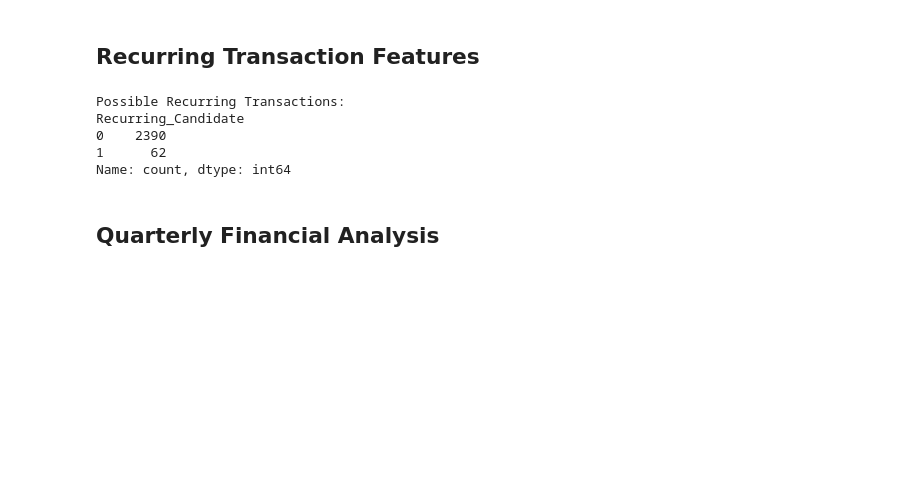
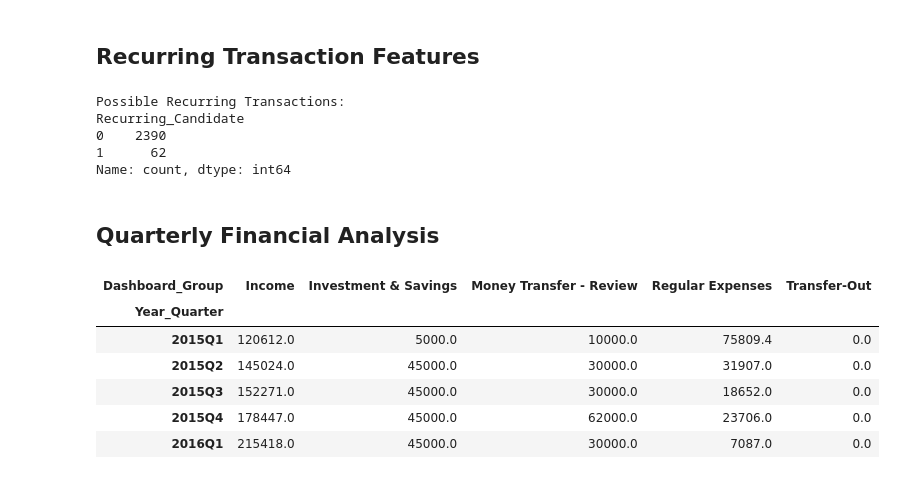
Before and after one commit to eshat69/AI-Personal_Finance-Manager, a Jupyter notebook: Financial_Dashboard.ipynb, the cells around one changed output. Saved outputs shown, nothing was run; the diff lists cells and outputs as text; code cells hidden in the pictures; blank space fills up the shorter version.

Commit message:
Add Quarterly Financial Summary feature to Financial Dashboard notebook

```diff
--- a/Financial_Dashboard.ipynb
+++ b/Financial_Dashboard.ipynb
@@ -649,3 +649,25 @@ Recurring_Candidate
 Name: count, dtype: int64
 # %% [markdown]
 ## Quarterly Financial Analysis
+# %%
+# Quarterly Financial Summary
+
+quarterly_finance = fd.pivot_table(
+    index="Year_Quarter",
+    columns="Dashboard_Group",
+    values="Amount",
+    aggfunc="sum",
+    fill_value=0
+)
+
+quarterly_finance = quarterly_finance.sort_index()
+
+quarterly_finance.head()
+# %% [output]
+| Dashboard_Group | Income | Investment & Savings | Money Transfer - Review | Regular Expenses | Transfer-Out |
+| Year_Quarter |  |  |  |  |  |
+| 2015Q1 | 120612.0 | 5000.0 | 10000.0 | 75809.4 | 0.0 |
+| 2015Q2 | 145024.0 | 45000.0 | 30000.0 | 31907.0 | 0.0 |
+| 2015Q3 | 152271.0 | 45000.0 | 30000.0 | 18652.0 | 0.0 |
+| 2015Q4 | 178447.0 | 45000.0 | 62000.0 | 23706.0 | 0.0 |
+| 2016Q1 | 215418.0 | 45000.0 | 30000.0 | 7087.0 | 0.0 |
```
